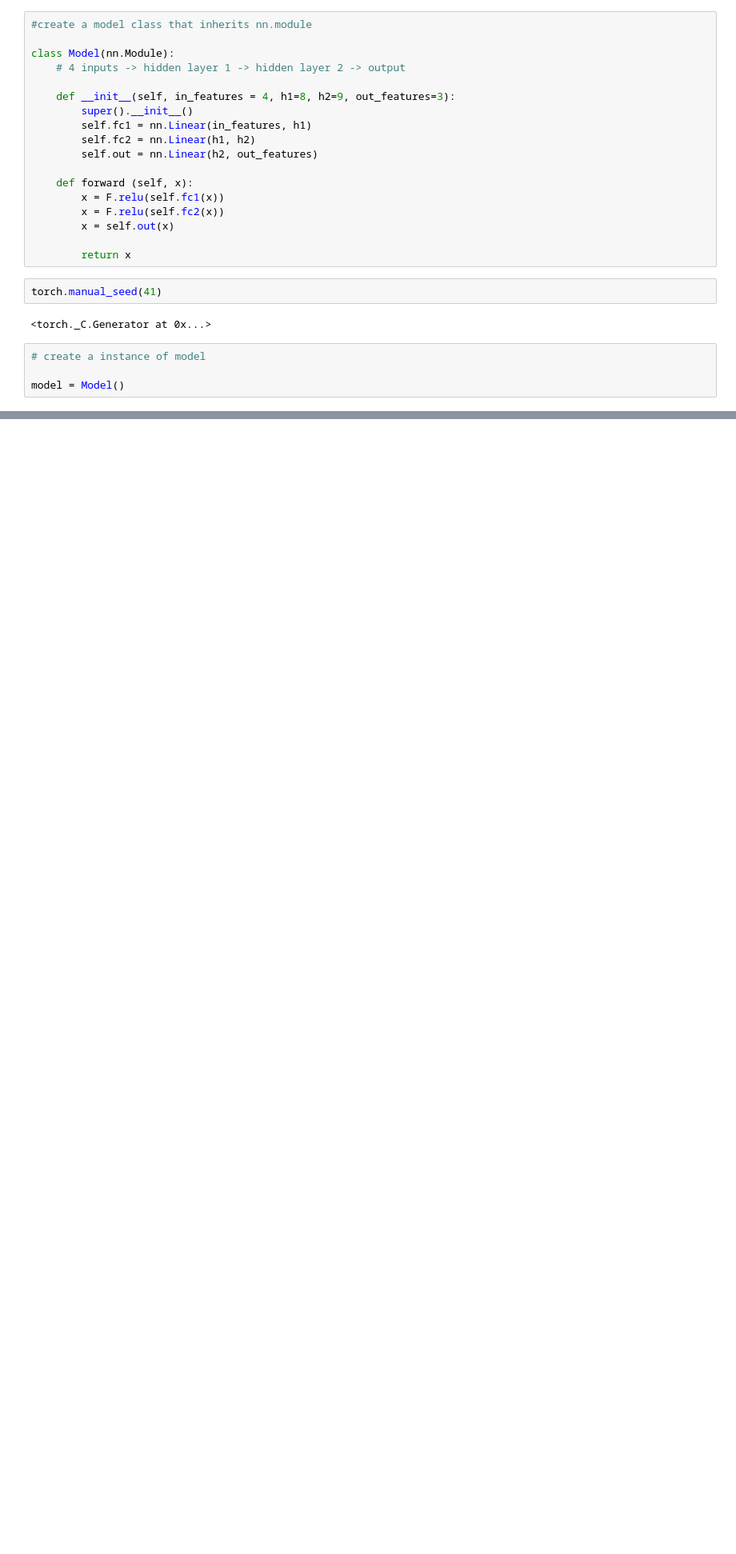
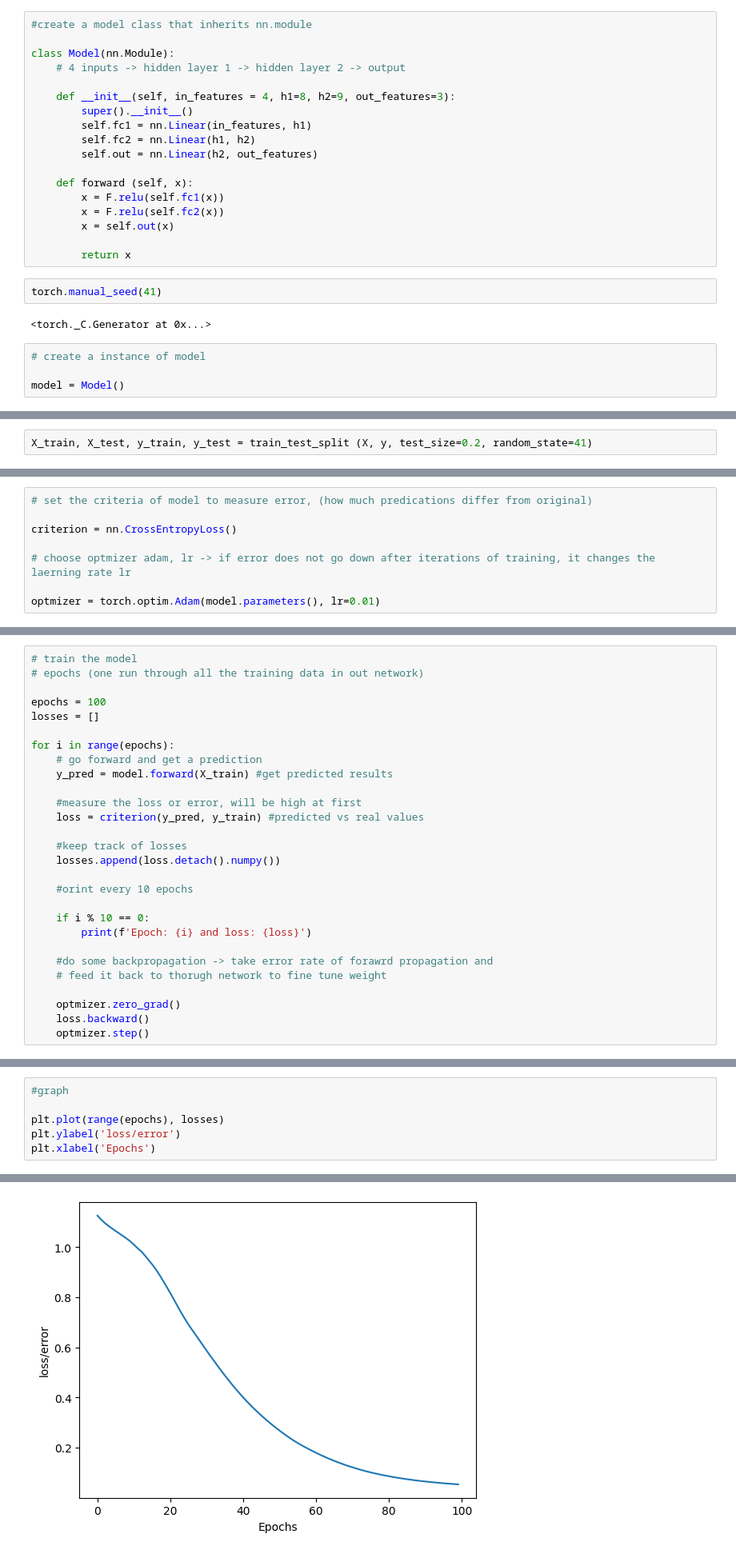
Before and after one commit to aniket-1177/Introduction-to-PyTorch-Deep-Learning, a Jupyter notebook: simple_neural_network.ipynb, the cells around one changed output, grey strips where cells are left out. Shown at 80% size. Saved outputs shown, nothing was run; the diff lists cells and outputs as text; blank space fills up the shorter version.

Commit message:
added: loading data and training

```diff
--- a/simple_neural_network.ipynb
+++ b/simple_neural_network.ipynb
@@ -30,0 +127,2 @@ model = Model()
+# %%
+X_train, X_test, y_train, y_test = train_test_split (X, y, test_size=0.2, random_state=41)
@@ -30,0 +139,8 @@ model = Model()
+# %%
+# set the criteria of model to measure error, (how much predications differ from original)
+
+criterion = nn.CrossEntropyLoss()
+
+# choose optmizer adam, lr -> if error does not go down after iterations of training, it changes the laerning rate lr
+
+optmizer = torch.optim.Adam(model.parameters(), lr=0.01)
@@ -30,0 +155,28 @@ model = Model()
+# %%
+# train the model
+# epochs (one run through all the training data in out network)
+
+epochs = 100
+losses = []
+
+for i in range(epochs):
+    # go forward and get a prediction
+    y_pred = model.forward(X_train) #get predicted results
+
+    #measure the loss or error, will be high at first
+    loss = criterion(y_pred, y_train) #predicted vs real values
+
+    #keep track of losses
+    losses.append(loss.detach().numpy())
+
+    #orint every 10 epochs
+
+    if i % 10 == 0:
+        print(f'Epoch: {i} and loss: {loss}')
+
+    #do some backpropagation -> take error rate of forawrd propagation and
+    # feed it back to thorugh network to fine tune weight
+
+    optmizer.zero_grad()
+    loss.backward()
+    optmizer.step()
@@ -30,0 +194,7 @@ model = Model()
+# %%
+#graph
+
+plt.plot(range(epochs), losses)
+plt.ylabel('loss/error')
+plt.xlabel('Epochs')
+# %% [output]
@@ -30,0 +202 @@ model = Model()
+[figure, added]
```
Also changed, not shown: parts of 17 cells of this notebook.
